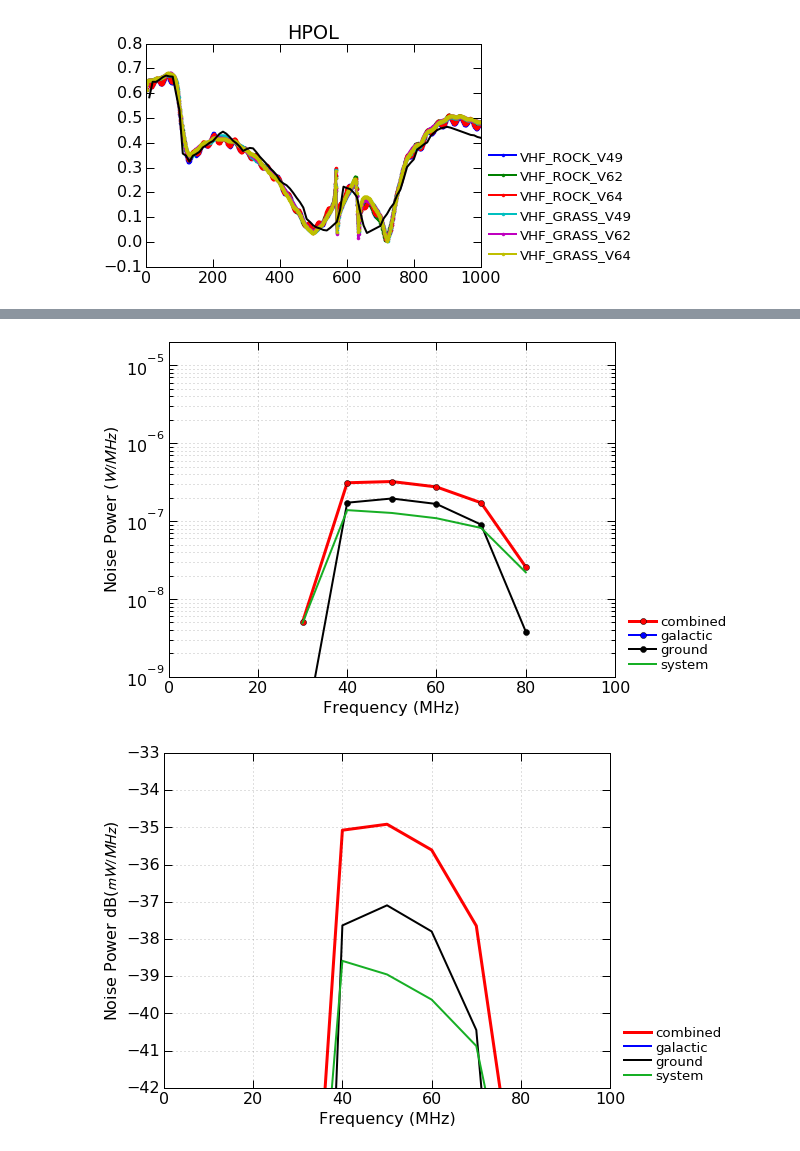
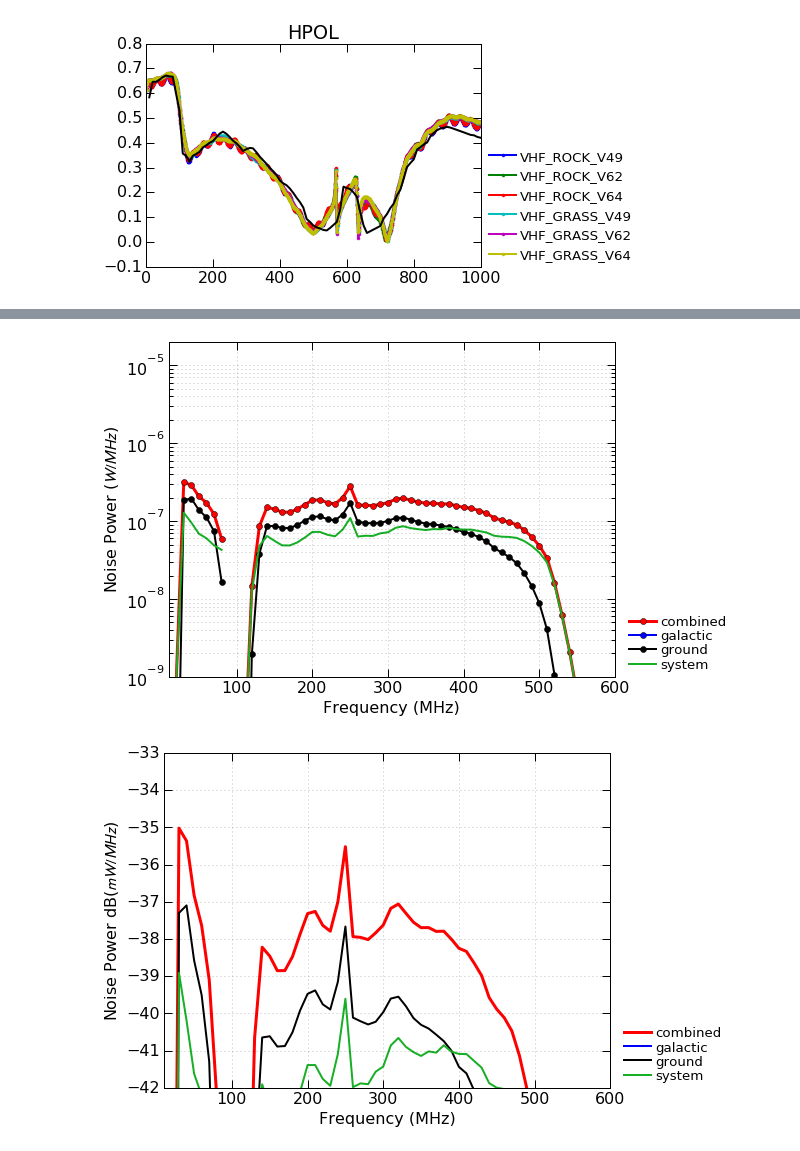
Before and after one commit to swissel/beacon_notebooks, a Jupyter notebook: BEACON Freq Dep Noise Spectra Prediction.ipynb, the cells around one changed output, grey strips where cells are left out. Drawn from its saved outputs; the diff is of its cells as text; code cells hidden in the pictures.

```diff
--- a/BEACON Freq Dep Noise Spectra Prediction.ipynb
+++ b/BEACON Freq Dep Noise Spectra Prediction.ipynb
@@ -507,7 +507,7 @@ pyp.savefig("%s/predicted_spectra_TerminatedInput_Box%d_log_%d-%dMHz_fracsky%1.2
 # %% [markdown]
 ## Predicted based on measured gain / noise figure
 # %%
-boxno = 1
+boxno = 2
 if( boxno == 1):
     s1_suffix = '-FMFilter'
     s2_suffix = ''
@@ -766,34 +768,34 @@ df = 10.
 frac_sky = 0.0
 
 outfile = '%s/%d-%dMHZ_fracsky%1.2f_TerminatedInput_Box%d.csv'%(outDirc,fmin,fmax, frac_sky, boxno)
 
 # The noise figure, gaiint and antenna impedance are
 # functions of frequency.
 #
 # Set up some linear interpolators to handle the frequency range of interest
 noise_fig_func = interpolate.interp1d( df1.freq_hz/1e6, NF_components)
 gain_func = interpolate.interp1d(df1.freq_hz/1e6, G_components)
 ZA_func = interpolate.interp1d(Gamma_freq,Z_A)
 
 freq = np.arange(fmin, fmax+df, df)
 interp_NF = noise_fig_func(freq)
 interp_Gain = gain_func(freq)
 interp_ZA = ZA_func(freq)
 
 noise_calcs(NF_components = interp_NF, G_components=interp_Gain, fmin=fmin, fmax=fmax, G_A=1.8,
     frac_sky=frac_sky, T_thermal=290.,Z_A=interp_ZA, Z_L=50.,output = outfile)
 
 pyp.figure(1)
-pyp.xlim(0,100)
+#pyp.xlim(0,100)
 pyp.ylim(1e-9, 2e-5)
 pyp.savefig("%s/predicted_spectra_TerminatedInput_Box%d_lin_%d-%dMHz_fracsky%1.2f.pdf"%
             (outDirc,boxno,fmin, fmax, frac_sky),bbox_inches='tight')
 
 pyp.figure(2)
-pyp.xlim(0,100)
+#pyp.xlim(0,100)
 pyp.ylim(-42, -33)
 pyp.savefig("%s/predicted_spectra_TerminatedInput_Box%d_log_%d-%dMHz_fracsky%1.2f.pdf"%
             (outDirc,boxno,fmin, fmax, frac_sky),bbox_inches='tight')
 # %% [output]
-[figure, old version]
+[figure, new version]
-[figure, old version]
+[figure, new version]
```
Also changed, not shown: parts of 8 cells of this notebook, 2 other files.
